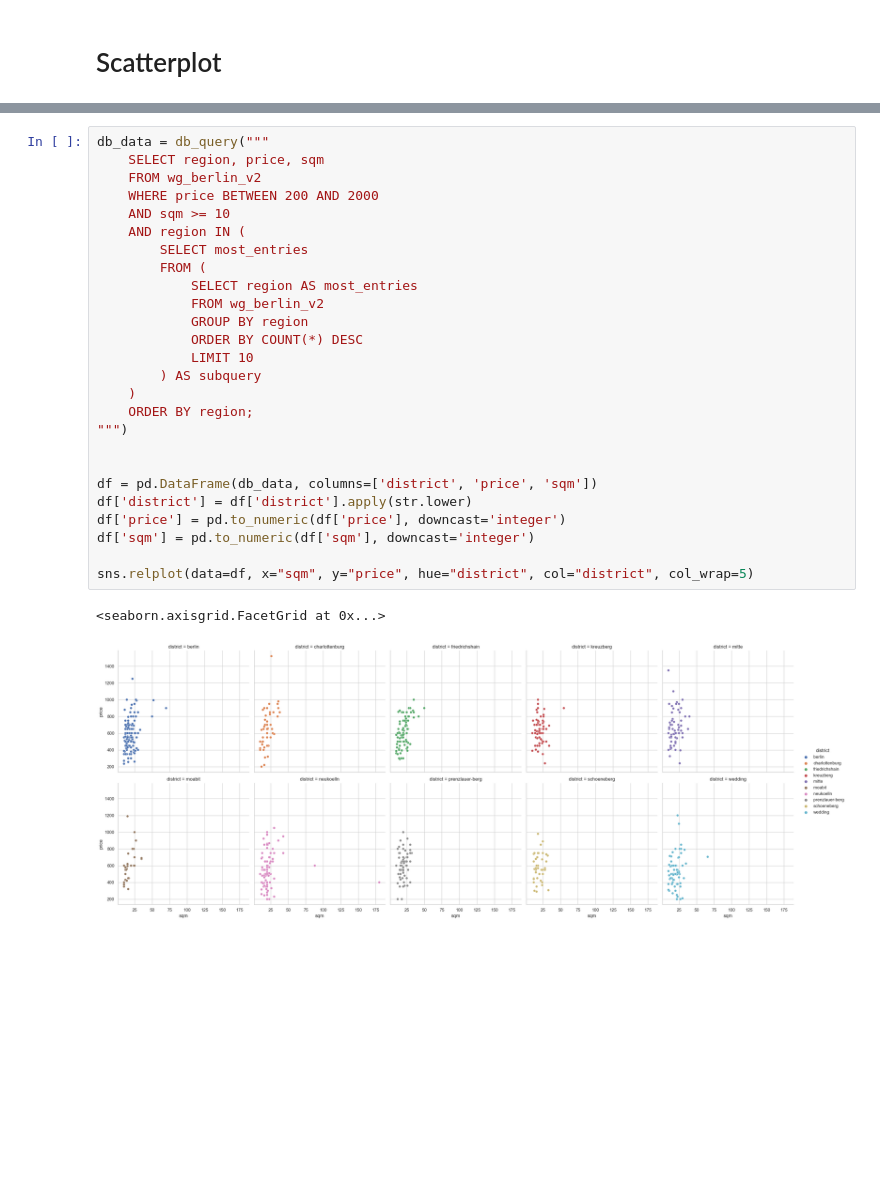
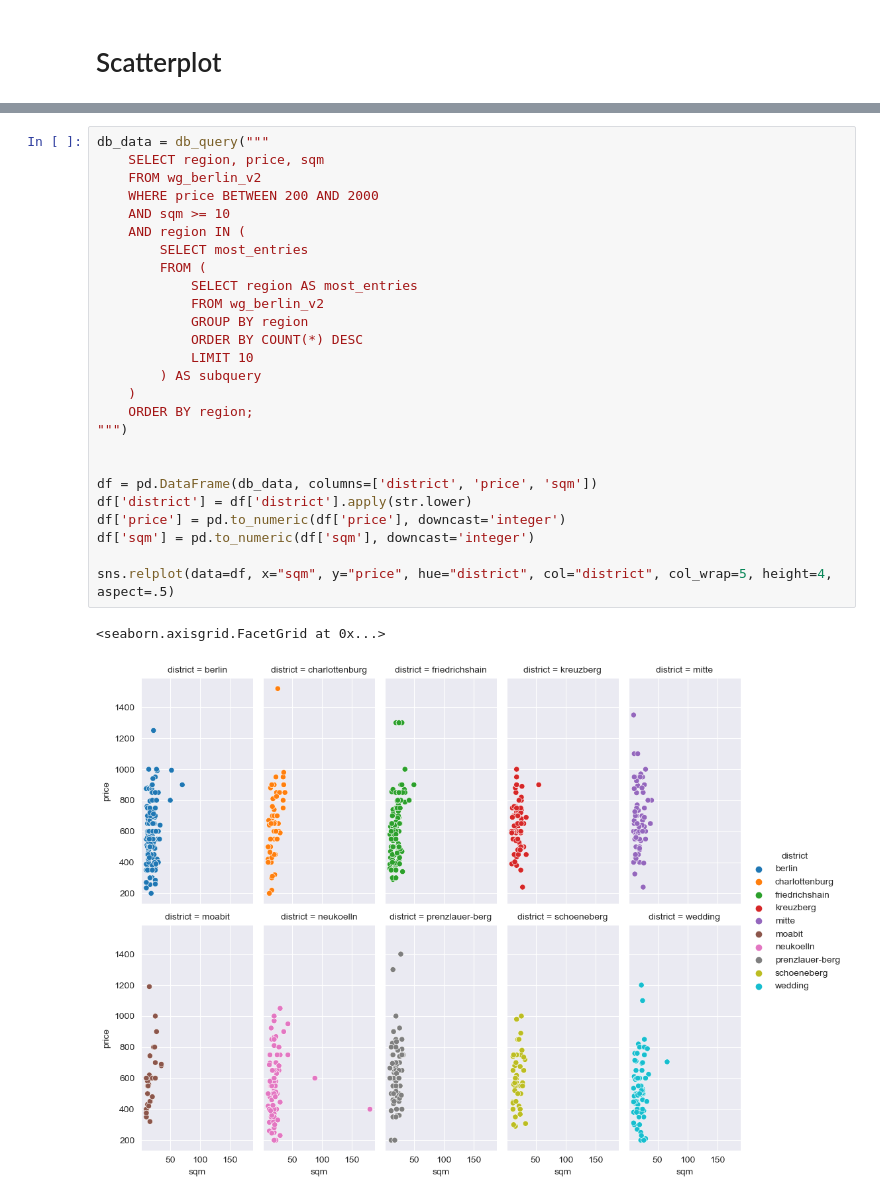
Before and after one commit to tiagomorato/web-scrape-wg-gesucht, a Jupyter notebook: data_visualization.ipynb, the cells around one changed output, grey strips where cells are left out. Saved outputs shown, nothing was run; the diff lists cells and outputs as text; blank space fills up the shorter version.

Commit message:
edit: relplot size

```diff
--- a/data_visualization.ipynb
+++ b/data_visualization.ipynb
@@ -75,29 +75,29 @@ sns.relplot(x="Counts", y="Average price", hue="District", size="Counts",
 # %%
 db_data = db_query("""
     SELECT region, price, sqm
     FROM wg_berlin_v2
     WHERE price BETWEEN 200 AND 2000
     AND sqm >= 10
     AND region IN (
         SELECT most_entries
         FROM (
             SELECT region AS most_entries
             FROM wg_berlin_v2
             GROUP BY region
             ORDER BY COUNT(*) DESC
             LIMIT 10
         ) AS subquery
     )
     ORDER BY region;
 """)
 
 
 df = pd.DataFrame(db_data, columns=['district', 'price', 'sqm'])
 df['district'] = df['district'].apply(str.lower)
 df['price'] = pd.to_numeric(df['price'], downcast='integer')
 df['sqm'] = pd.to_numeric(df['sqm'], downcast='integer')
 
-sns.relplot(data=df, x="sqm", y="price", hue="district", col="district", col_wrap=5)
+sns.relplot(data=df, x="sqm", y="price", hue="district", col="district", col_wrap=5, height=4, aspect=.5)
 # %% [output]
 <seaborn.axisgrid.FacetGrid at 0x...>
-[figure, old version]
+[figure, new version]
```
Also changed, not shown: parts of 2 cells of this notebook.
